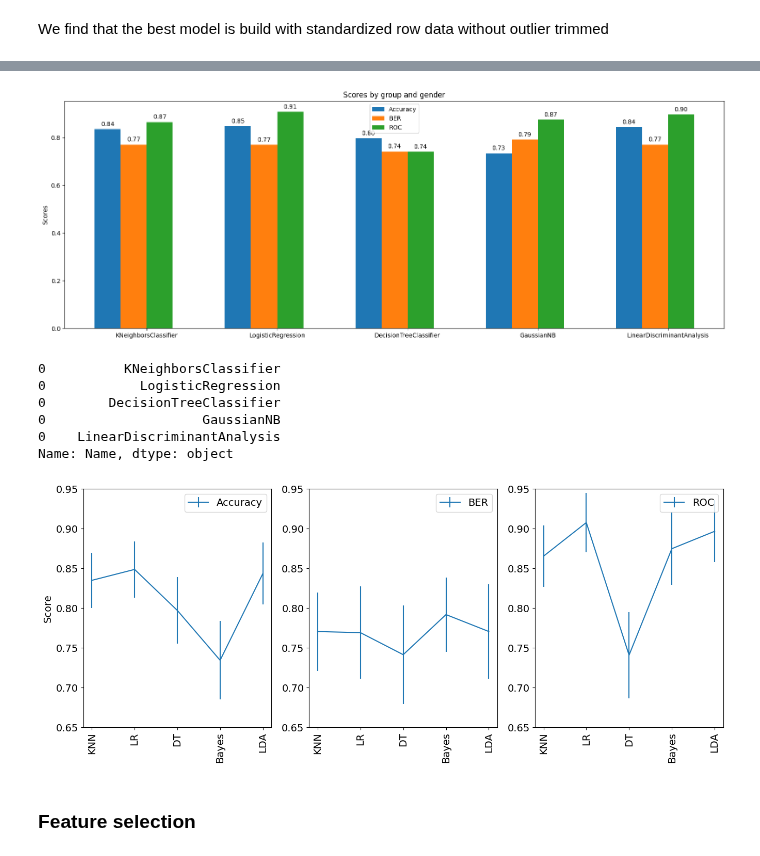
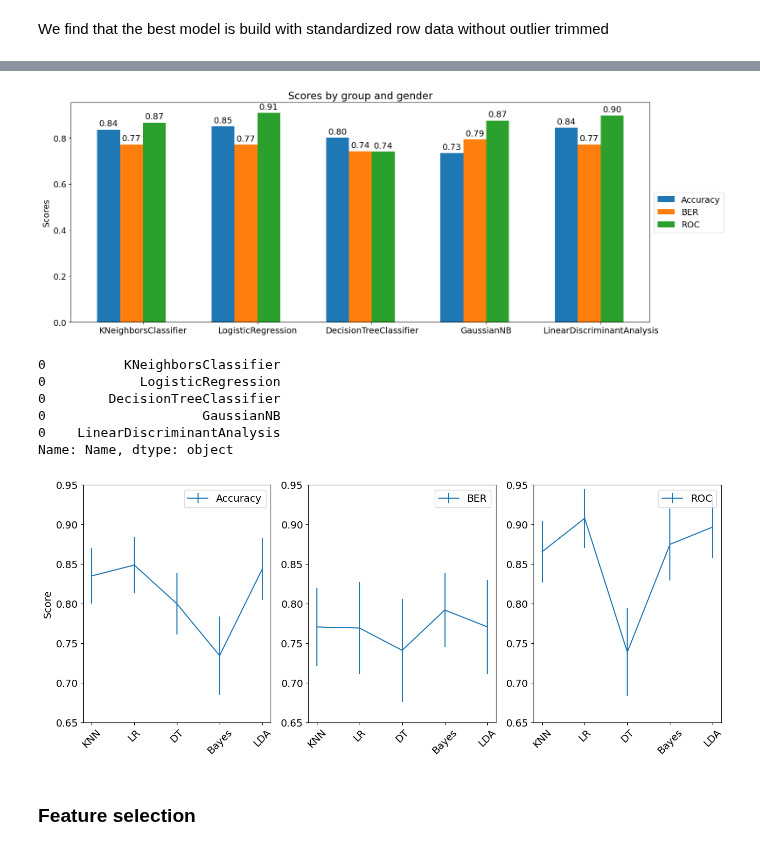
Before and after one commit to AdvancedGroupBootcamp/ai_marie_alex_moussa, a Jupyter notebook: ADA_Project/Model Comparaison.ipynb, the cells around one changed output, grey strips where cells are left out. Drawn from its saved outputs; the diff is of its cells as text; code cells hidden in the pictures.

```diff
--- a/ADA_Project/Model Comparaison.ipynb
+++ b/ADA_Project/Model Comparaison.ipynb
@@ -337,40 +340,40 @@ ax.set_ylabel('Scores')
 ax.set_title('Scores by group and gender')
 ax.set_xticks(ind)
 ax.set_xticklabels(error_df["Name"])
-ax.legend()
+ax.legend(loc='center left', bbox_to_anchor=(1, 0.5))
 
 
 def autolabel(rects, xpos='center'):
     """
     Attach a text label above each bar in *rects*, displaying its height.
 
     *xpos* indicates which side to place the text w.r.t. the center of
     the bar. It can be one of the following {'center', 'right', 'left'}.
     """
 
     ha = {'center': 'center', 'right': 'left', 'left': 'right'}
     offset = {'center': 0, 'right': 1, 'left': -1}
     i=0
     for rect in rects:
 
         height = rect.get_height()
 
         ax.annotate('{:.2f}'.format(height),
                     xy=(rect.get_x() + rect.get_width() / 2, height),
                     xytext=(offset[xpos]*3, 3),  # use 3 points offset
                     textcoords="offset points",  # in both directions
                     ha=ha[xpos], va='bottom')
         i+=1
 
 autolabel(rects1, "center")
 autolabel(rects2, "center")
 autolabel(rects3, "center")
 
 fig.tight_layout()
 
 plt.show()
 # %% [output]
-[figure, old version]
+[figure, new version]
 # %%
 error_df.Name
 # %% [output]
@@ -405,13 +408,14 @@ axs[0].legend()
 axs[1].legend()
 axs[2].legend()
 
-axs[0].set_xticklabels(error_df["Name"],rotation=90)
-axs[1].set_xticklabels(error_df["Name"],rotation=90)
-axs[2].set_xticklabels(error_df["Name"],rotation=90)
+axs[0].set_xticklabels(error_df["Name"],rotation=45)
+axs[1].set_xticklabels(error_df["Name"],rotation=45)
+axs[2].set_xticklabels(error_df["Name"],rotation=45)
+
 
 plt.show()
 # %% [output]
-[figure, old version]
+[figure, new version]
 # %% [markdown]
 ### Feature selection
 # %%
```
Also changed, not shown: parts of 82 cells of this notebook.
